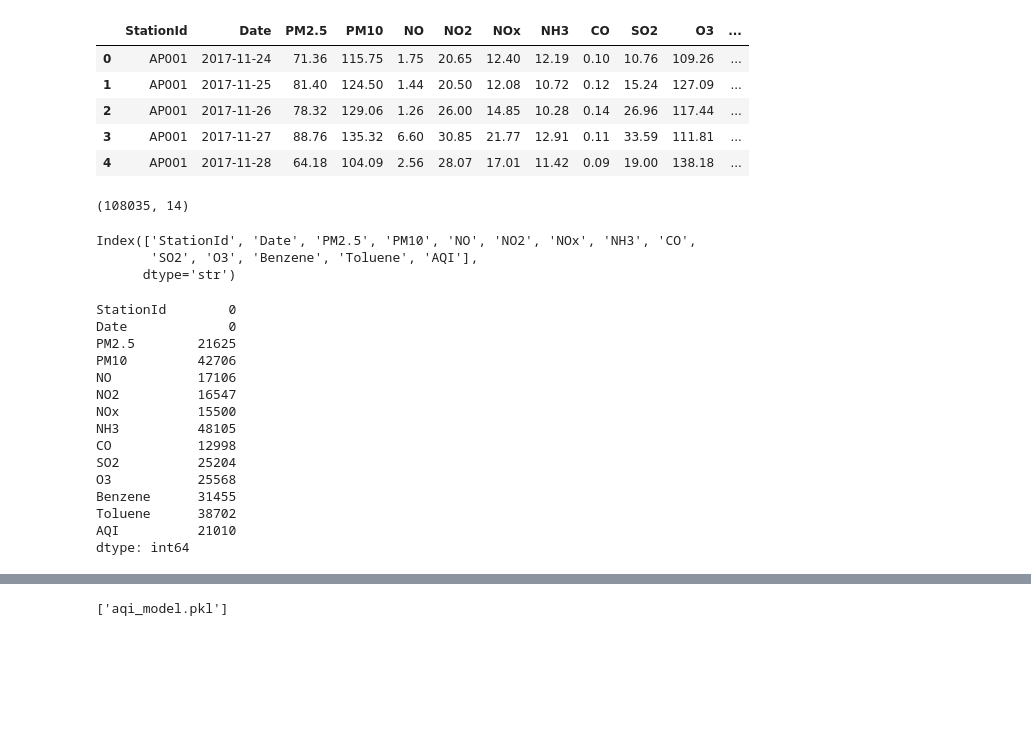
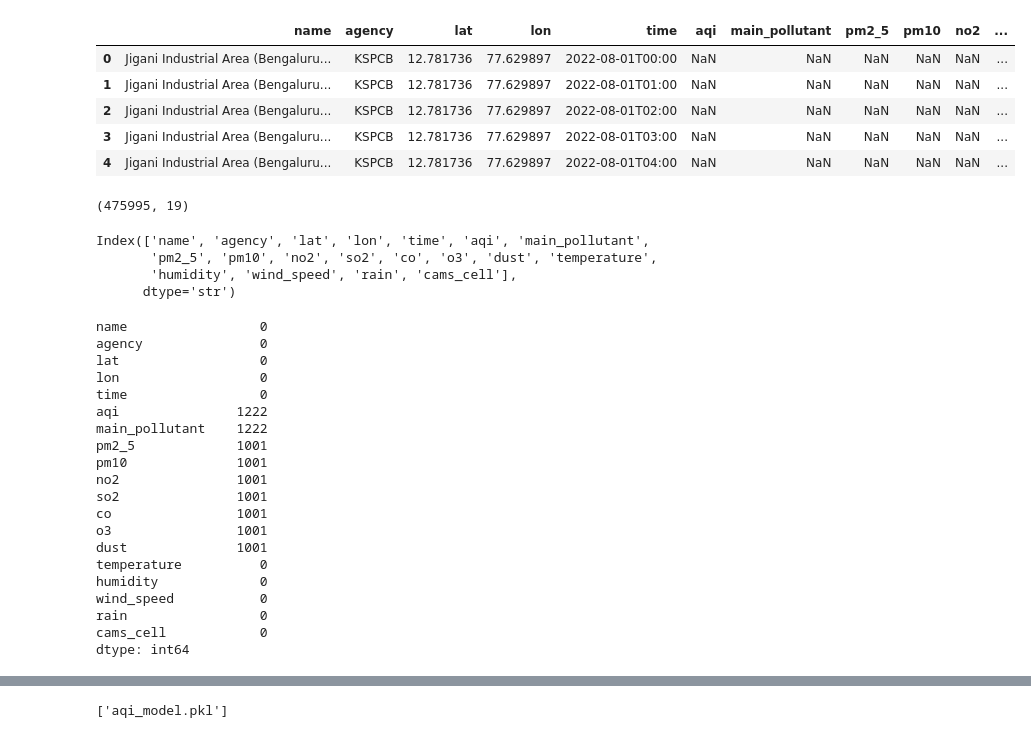
Before and after one commit to tanishq-patil/aiml_project, a Jupyter notebook: aqi.ipynb, the cells around one changed output, grey strips where cells are left out. Drawn from its saved outputs; the diff is of its cells as text; code cells hidden in the pictures; blank space fills up the shorter version.

```diff
--- a/aqi.ipynb
+++ b/aqi.ipynb
@@ -10,42 +10,47 @@ from sklearn.model_selection import GridSearchCV
 from sklearn.pipeline import Pipeline
 import matplotlib.pyplot as plt
 # %%
-df = pd.read_csv("station_day.csv")
-df = df.drop(columns=['AQI_Bucket','Xylene'])
+df = pd.read_csv("aqi_prediction_dataset.csv")
 df.head()
 # %% [output]
-|  | StationId | Date | PM2.5 | PM10 | NO | NO2 | NOx | NH3 | CO | SO2 | O3 | ... |
-| 0 | AP001 | 2017-11-24 | 71.36 | 115.75 | 1.75 | 20.65 | 12.40 | 12.19 | 0.10 | 10.76 | 109.26 | ... |
-| 1 | AP001 | 2017-11-25 | 81.40 | 124.50 | 1.44 | 20.50 | 12.08 | 10.72 | 0.12 | 15.24 | 127.09 | ... |
-| 2 | AP001 | 2017-11-26 | 78.32 | 129.06 | 1.26 | 26.00 | 14.85 | 10.28 | 0.14 | 26.96 | 117.44 | ... |
-| 3 | AP001 | 2017-11-27 | 88.76 | 135.32 | 6.60 | 30.85 | 21.77 | 12.91 | 0.11 | 33.59 | 111.81 | ... |
-| 4 | AP001 | 2017-11-28 | 64.18 | 104.09 | 2.56 | 28.07 | 17.01 | 11.42 | 0.09 | 19.00 | 138.18 | ... |
+|  | name | agency | lat | lon | time | aqi | main_pollutant | pm2_5 | pm10 | no2 | ... |
+| 0 | Jigani Industrial Area (Bengaluru... | KSPCB | 12.781736 | 77.629897 | 2022-08-01T00:00 | NaN | NaN | NaN | NaN | NaN | ... |
+| 1 | Jigani Industrial Area (Bengaluru... | KSPCB | 12.781736 | 77.629897 | 2022-08-01T01:00 | NaN | NaN | NaN | NaN | NaN | ... |
+| 2 | Jigani Industrial Area (Bengaluru... | KSPCB | 12.781736 | 77.629897 | 2022-08-01T02:00 | NaN | NaN | NaN | NaN | NaN | ... |
+| 3 | Jigani Industrial Area (Bengaluru... | KSPCB | 12.781736 | 77.629897 | 2022-08-01T03:00 | NaN | NaN | NaN | NaN | NaN | ... |
+| 4 | Jigani Industrial Area (Bengaluru... | KSPCB | 12.781736 | 77.629897 | 2022-08-01T04:00 | NaN | NaN | NaN | NaN | NaN | ... |
 # %%
 df.shape
 # %% [output]
-(108035, 14)
+(475995, 19)
 # %%
 df.columns
 # %% [output]
-Index(['StationId', 'Date', 'PM2.5', 'PM10', 'NO', 'NO2', 'NOx', 'NH3', 'CO',
-       'SO2', 'O3', 'Benzene', 'Toluene', 'AQI'],
+Index(['name', 'agency', 'lat', 'lon', 'time', 'aqi', 'main_pollutant',
+       'pm2_5', 'pm10', 'no2', 'so2', 'co', 'o3', 'dust', 'temperature',
+       'humidity', 'wind_speed', 'rain', 'cams_cell'],
       dtype='str')
 # %%
 df.isnull().sum()
 # %% [output]
-StationId        0
-Date             0
-PM2.5        21625
-PM10         42706
-NO           17106
-NO2          16547
-NOx          15500
-NH3          48105
-CO           12998
-SO2          25204
-O3           25568
-Benzene      31455
-Toluene      38702
-AQI          21010
+name                 0
+agency               0
+lat                  0
+lon                  0
+time                 0
+aqi               1222
+main_pollutant    1222
+pm2_5             1001
+pm10              1001
+no2               1001
+so2               1001
+co                1001
+o3                1001
+dust              1001
+temperature          0
+humidity             0
+wind_speed           0
+rain                 0
+cams_cell            0
 dtype: int64
 # %%
```
Also changed, not shown: parts of 23 cells of this notebook, 3 other files.
